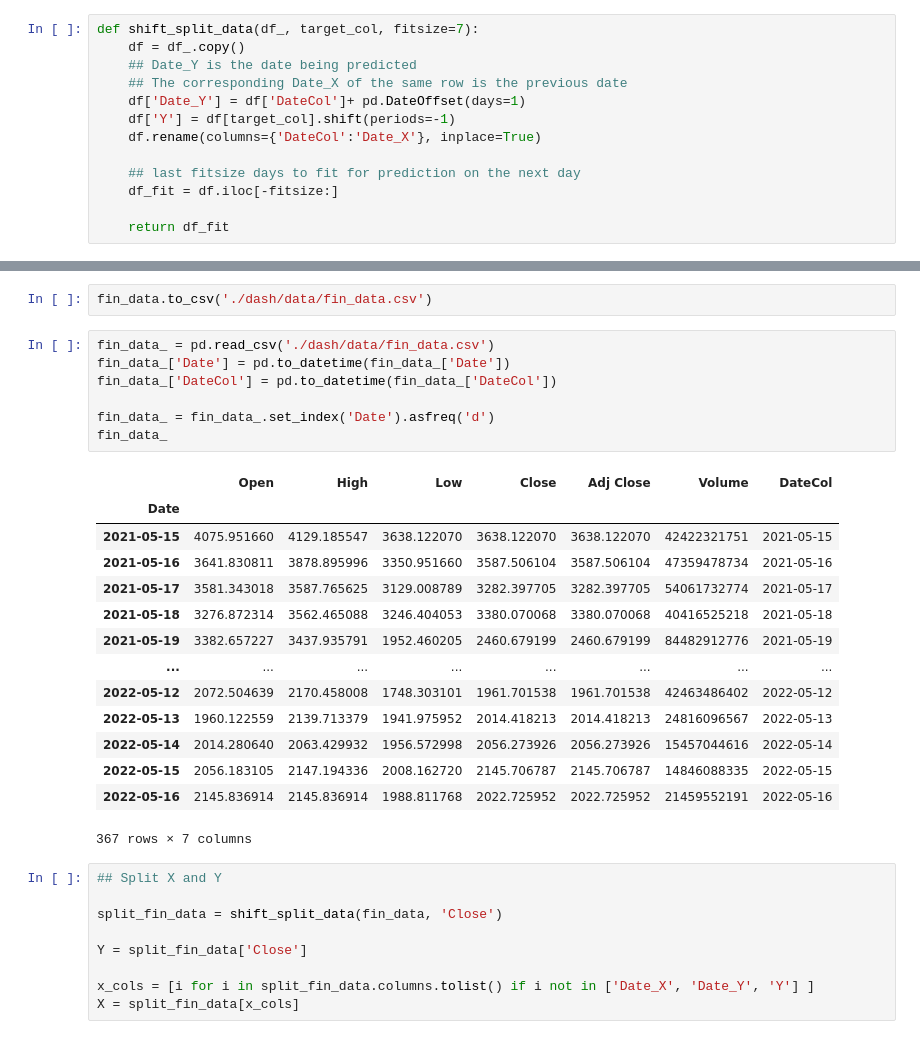
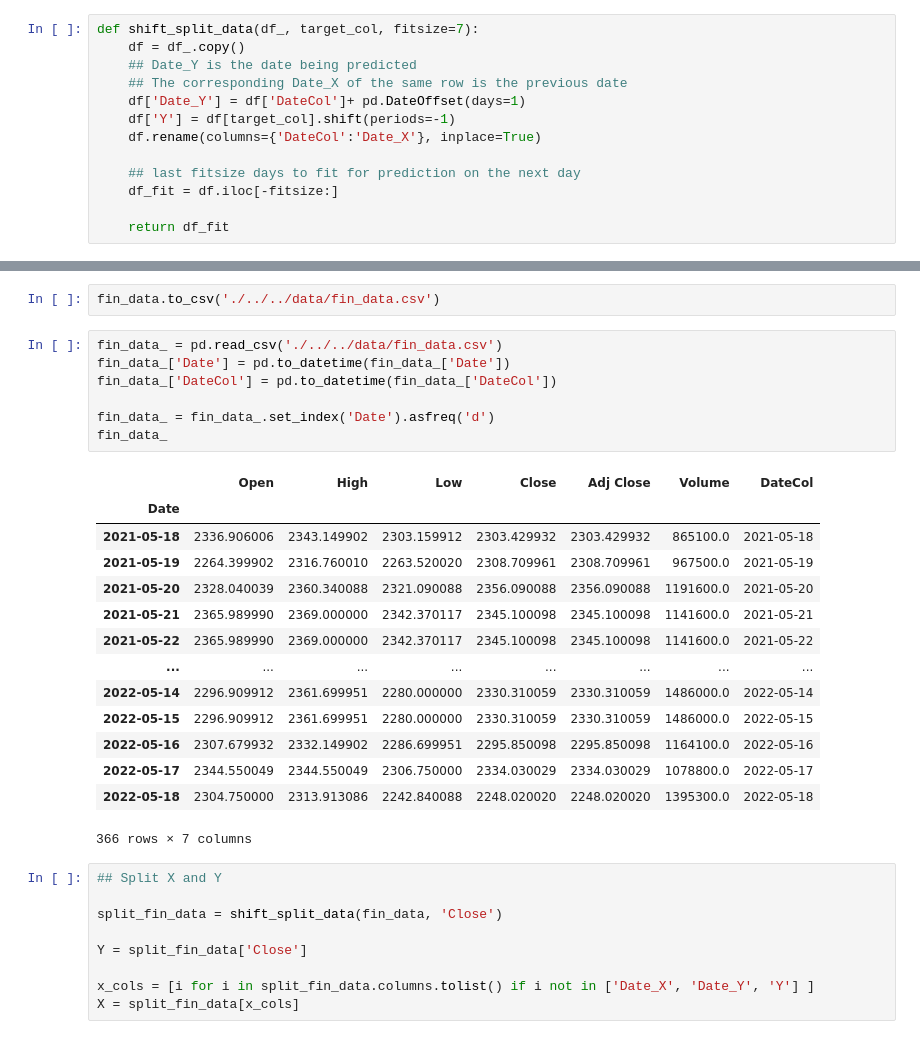
Before and after one commit to LucasNeves27/bc5, a Jupyter notebook: wip/f/test.ipynb, the cells around one changed output, grey strips where cells are left out. Saved outputs shown, nothing was run; the diff lists cells and outputs as text.

```diff
--- a/wip/f/test.ipynb
+++ b/wip/f/test.ipynb
@@ -360,27 +306,27 @@ fin_data
 # %%
-fin_data.to_csv('./dash/data/fin_data.csv')
+fin_data.to_csv('./../../data/fin_data.csv')
 # %%
-fin_data_ = pd.read_csv('./dash/data/fin_data.csv')
+fin_data_ = pd.read_csv('./../../data/fin_data.csv')
 fin_data_['Date'] = pd.to_datetime(fin_data_['Date'])
 fin_data_['DateCol'] = pd.to_datetime(fin_data_['DateCol'])
 
 fin_data_ = fin_data_.set_index('Date').asfreq('d')
 fin_data_
 # %% [output]
 |  | Open | High | Low | Close | Adj Close | Volume | DateCol |
 | Date |  |  |  |  |  |  |  |
-| 2021-05-15 | 4075.951660 | 4129.185547 | 3638.122070 | 3638.122070 | 3638.122070 | 42422321751 | 2021-05-15 |
-| 2021-05-16 | 3641.830811 | 3878.895996 | 3350.951660 | 3587.506104 | 3587.506104 | 47359478734 | 2021-05-16 |
-| 2021-05-17 | 3581.343018 | 3587.765625 | 3129.008789 | 3282.397705 | 3282.397705 | 54061732774 | 2021-05-17 |
-| 2021-05-18 | 3276.872314 | 3562.465088 | 3246.404053 | 3380.070068 | 3380.070068 | 40416525218 | 2021-05-18 |
-| 2021-05-19 | 3382.657227 | 3437.935791 | 1952.460205 | 2460.679199 | 2460.679199 | 84482912776 | 2021-05-19 |
+| 2021-05-18 | 2336.906006 | 2343.149902 | 2303.159912 | 2303.429932 | 2303.429932 | 865100.0 | 2021-05-18 |
+| 2021-05-19 | 2264.399902 | 2316.760010 | 2263.520020 | 2308.709961 | 2308.709961 | 967500.0 | 2021-05-19 |
+| 2021-05-20 | 2328.040039 | 2360.340088 | 2321.090088 | 2356.090088 | 2356.090088 | 1191600.0 | 2021-05-20 |
+| 2021-05-21 | 2365.989990 | 2369.000000 | 2342.370117 | 2345.100098 | 2345.100098 | 1141600.0 | 2021-05-21 |
+| 2021-05-22 | 2365.989990 | 2369.000000 | 2342.370117 | 2345.100098 | 2345.100098 | 1141600.0 | 2021-05-22 |
 | ... | ... | ... | ... | ... | ... | ... | ... |
-| 2022-05-12 | 2072.504639 | 2170.458008 | 1748.303101 | 1961.701538 | 1961.701538 | 42463486402 | 2022-05-12 |
-| 2022-05-13 | 1960.122559 | 2139.713379 | 1941.975952 | 2014.418213 | 2014.418213 | 24816096567 | 2022-05-13 |
-| 2022-05-14 | 2014.280640 | 2063.429932 | 1956.572998 | 2056.273926 | 2056.273926 | 15457044616 | 2022-05-14 |
-| 2022-05-15 | 2056.183105 | 2147.194336 | 2008.162720 | 2145.706787 | 2145.706787 | 14846088335 | 2022-05-15 |
-| 2022-05-16 | 2145.836914 | 2145.836914 | 1988.811768 | 2022.725952 | 2022.725952 | 21459552191 | 2022-05-16 |
+| 2022-05-14 | 2296.909912 | 2361.699951 | 2280.000000 | 2330.310059 | 2330.310059 | 1486000.0 | 2022-05-14 |
+| 2022-05-15 | 2296.909912 | 2361.699951 | 2280.000000 | 2330.310059 | 2330.310059 | 1486000.0 | 2022-05-15 |
+| 2022-05-16 | 2307.679932 | 2332.149902 | 2286.699951 | 2295.850098 | 2295.850098 | 1164100.0 | 2022-05-16 |
+| 2022-05-17 | 2344.550049 | 2344.550049 | 2306.750000 | 2334.030029 | 2334.030029 | 1078800.0 | 2022-05-17 |
+| 2022-05-18 | 2304.750000 | 2313.913086 | 2242.840088 | 2248.020020 | 2248.020020 | 1395300.0 | 2022-05-18 |
-367 rows × 7 columns
+366 rows × 7 columns
 # %%
 ## Split X and Y
 
```
Also changed, not shown: parts of 37 cells of this notebook, 6 other files.
